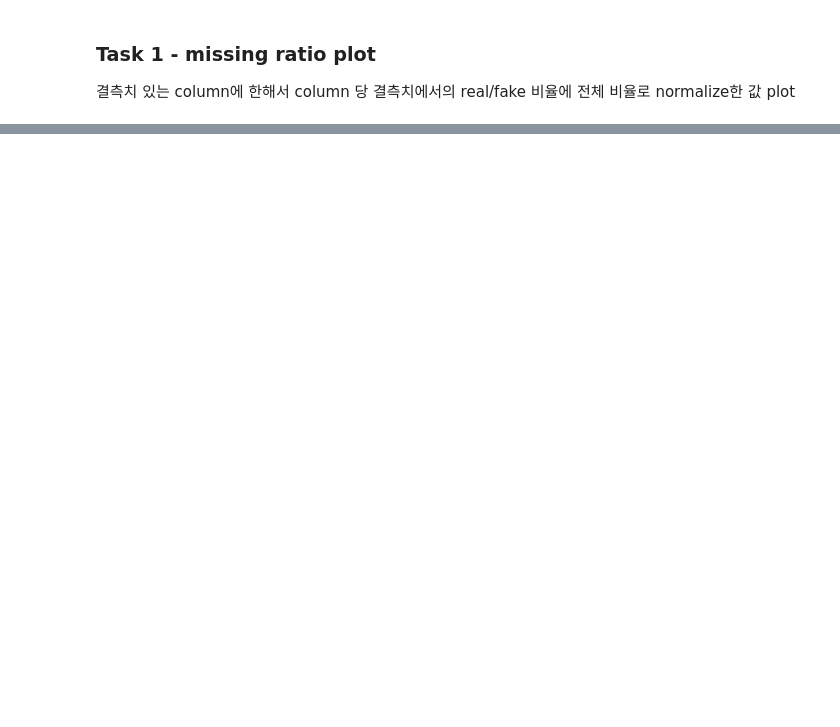
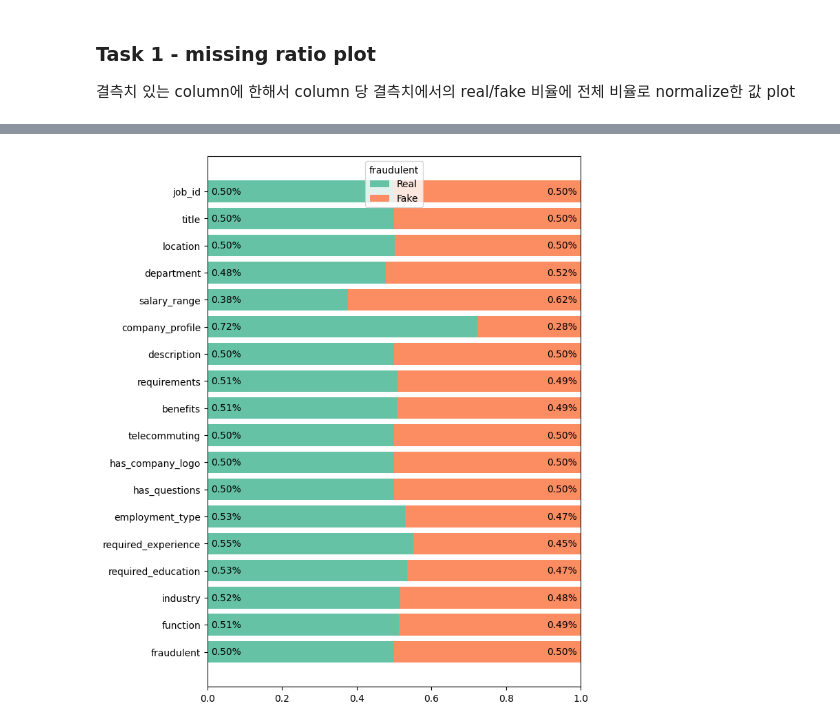
Before and after one commit to glistering96/BigDataAnalysis-HYU-IE, a Jupyter notebook: notebook/EDA_김원준-박우찬.ipynb, the cells around one changed output, grey strips where cells are left out. Cells and saved outputs as stored; diff of their text form; code cells hidden in the pictures; blank space fills up the shorter version.

```diff
--- a/notebook/EDA_김원준-박우찬.ipynb
+++ b/notebook/EDA_김원준-박우찬.ipynb
@@ -849,0 +898,41 @@ miss_ratio_plot(False)
+# %%
+# 결측치가 아닌 데이터 내 real fake 비율 plot
+def value_ratio_plot(scale = True):
+    value_total = df.notnull().sum()
+    Rratio = (df['fraudulent'] == 0).sum() / df.shape[0]
+    Fratio = (df['fraudulent'] == 1).sum() / df.shape[0]
+    valR = df[df['fraudulent'] == 0].notnull().sum() / value_total
+    valF = df[df['fraudulent'] == 1].notnull().sum() / value_total
+
+    if scale:
+        valR_n = (valR / Rratio)
+        valF_n = (valF / Fratio)
+        R = valR_n / (valR_n + valF_n)
+        F = valF_n / (valR_n + valF_n)
+    else:
+        R = valR
+        F = valF
+
+    fig, ax = plt.subplots(1,1, figsize=(7,10))
+    y_index = np.arange(len(R))
+    sns.set_palette('Set2')
+    ax.barh(y_index, R, label = 'Real')
+    ax.barh(y_index, F, left = R, label = 'Fake')
+    ax.set_yticks(y_index, R.index)
+    ax.invert_yaxis()
+    ax.margins(x = 0)
+    for i, p in enumerate(ax.patches[:len(R)]):
+        h = p.get_height()
+        w = p.get_width()
+        x = p.get_x()
+        y = p.get_y()
+        ax.text(0.01,y+h/2, '{:1.2f}%'.format(R.values[i]), ha = 'left', va = 'center')
+        ax.text(0.99,y+h/2, '{:1.2f}%'.format(F.values[i]), ha = 'right', va = 'center')
+
+    #plt.title('not missing value ratio')
+    plt.legend(title = 'fraudulent', loc = 'upper center')
+    plt.show()
+# %%
+value_ratio_plot()
+# %% [output]
+[figure, added]
```
Also changed, not shown: parts of 45 cells of this notebook.
